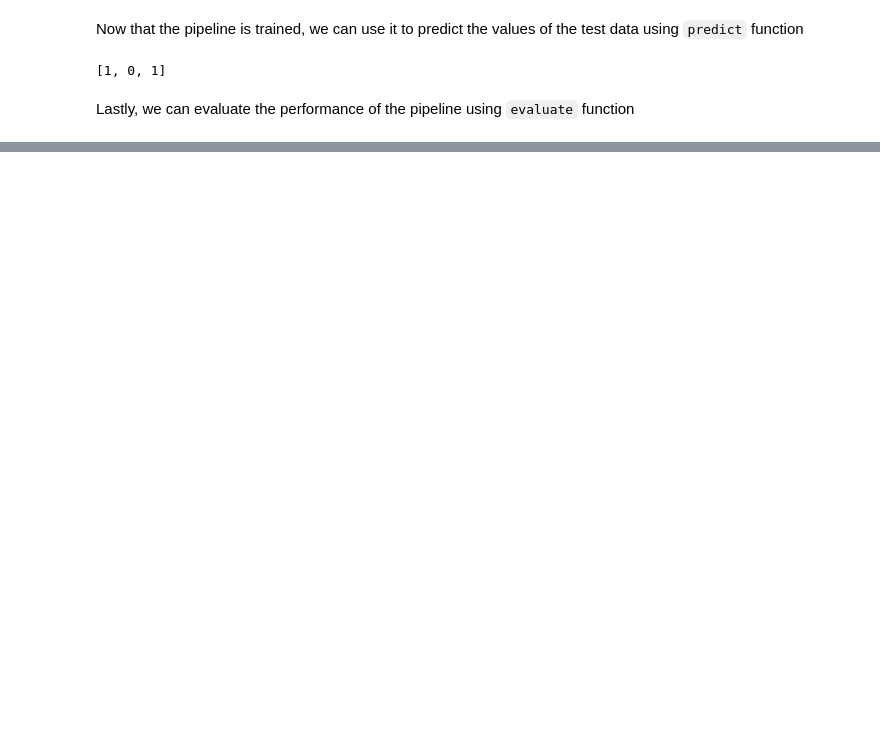
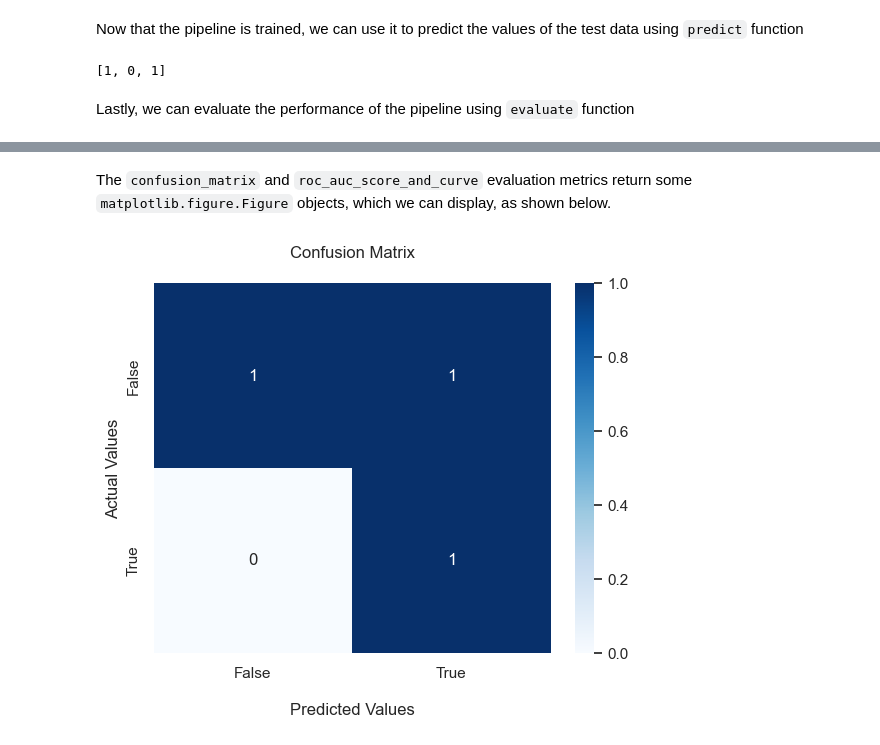
Before and after one commit to sintel-dev/Zephyr, a Jupyter notebook: notebooks/modeling.ipynb, the cells around one changed output, grey strips where cells are left out. Drawn from its saved outputs; the diff is of its cells as text; code cells hidden in the pictures; blank space fills up the shorter version.

```diff
--- a/notebooks/modeling.ipynb
+++ b/notebooks/modeling.ipynb
@@ -22,14 +39,17 @@ In this part of the notebook, we do the following:
 # %%
 from sklearn.impute import SimpleImputer
-from sklearn.model_selection import train_test_split
+from zephyr_ml import Zephyr
 
 # pop the target labels
 y = list(feature_matrix.pop('label'))
+print(y)
 X = feature_matrix.values
+
 
 # impute missing values
 imputer = SimpleImputer()
-X = imputer.fit_transform(X)
+X = pd.DataFrame(imputer.fit_transform(X))
 
-# create train and test splits
-X_train, X_test, y_train, y_test = train_test_split(X, y, test_size=0.2, random_state=33)
+zephyr = Zephyr()
+zephyr.set_feature_matrix(X, labels = y)
+X_train, X_test, y_train, y_test = zephyr.generate_train_test_split(test_size=0.2, random_state=33)
@@ -50,11 +75,9 @@ To use a pipeline, we simply pass the name of the pipeline to `Zephyr`
 Optionally, you can change the default settings of the primitive by passing a hyperparameter dictionary. For example, we can change the number of trees in the classifier to be 50 instead of the default value (100).
 # %%
-from zephyr_ml import Zephyr
-
 hyperparameters = {
     "xgboost.XGBClassifier#1": {
         "n_estimators": 50
     }
 }
 
-zephyr = Zephyr('xgb_classifier', hyperparameters)
+zephyr.fit_pipeline(pipeline = "xgb_classifier", pipeline_hyperparameters = hyperparameters)
@@ -63,5 +84,3 @@ Then, training a pipeline can be done using the `fit` function and passing the t
-# %%
-zephyr.fit(X_train, y_train)
 # %% [markdown]
 Now that the pipeline is trained, we can use it to predict the values of the test data using `predict` function
 # %%
@@ -80,0 +92,2 @@ dtype: float64
+# %%
+res = zephyr.evaluate()
@@ -80,0 +106,8 @@ dtype: float64
+# %% [markdown]
+The `confusion_matrix` and `roc_auc_score_and_curve` evaluation metrics return some `matplotlib.figure.Figure` objects, which we can display, as shown below.
+# %%
+%matplotlib inline
+_, conf_matrix_fig = res["zephyr_ml.primitives.postprocessing.confusion_matrix"]
+conf_matrix_fig
+# %% [output]
+[figure, added]
```
Also changed, not shown: parts of 10 cells of this notebook, 14 other files.
